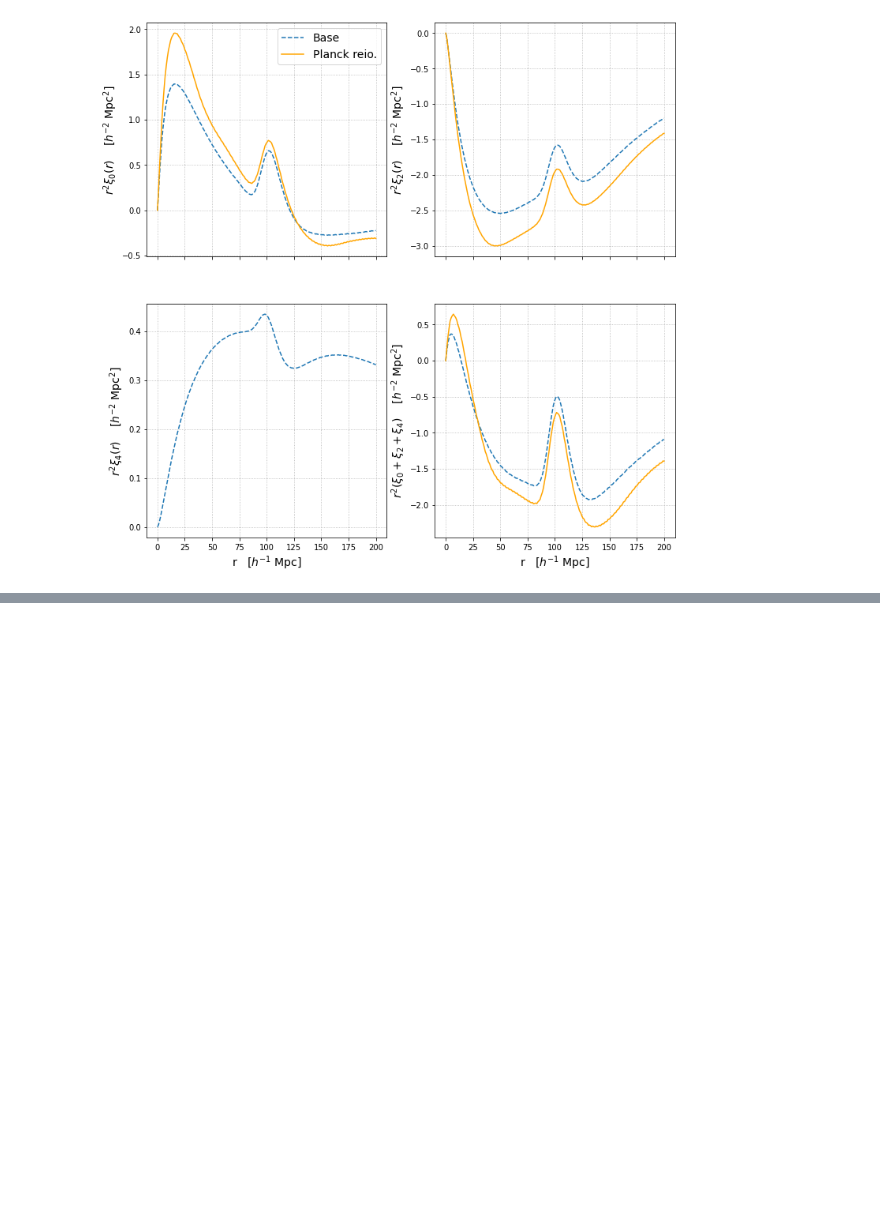
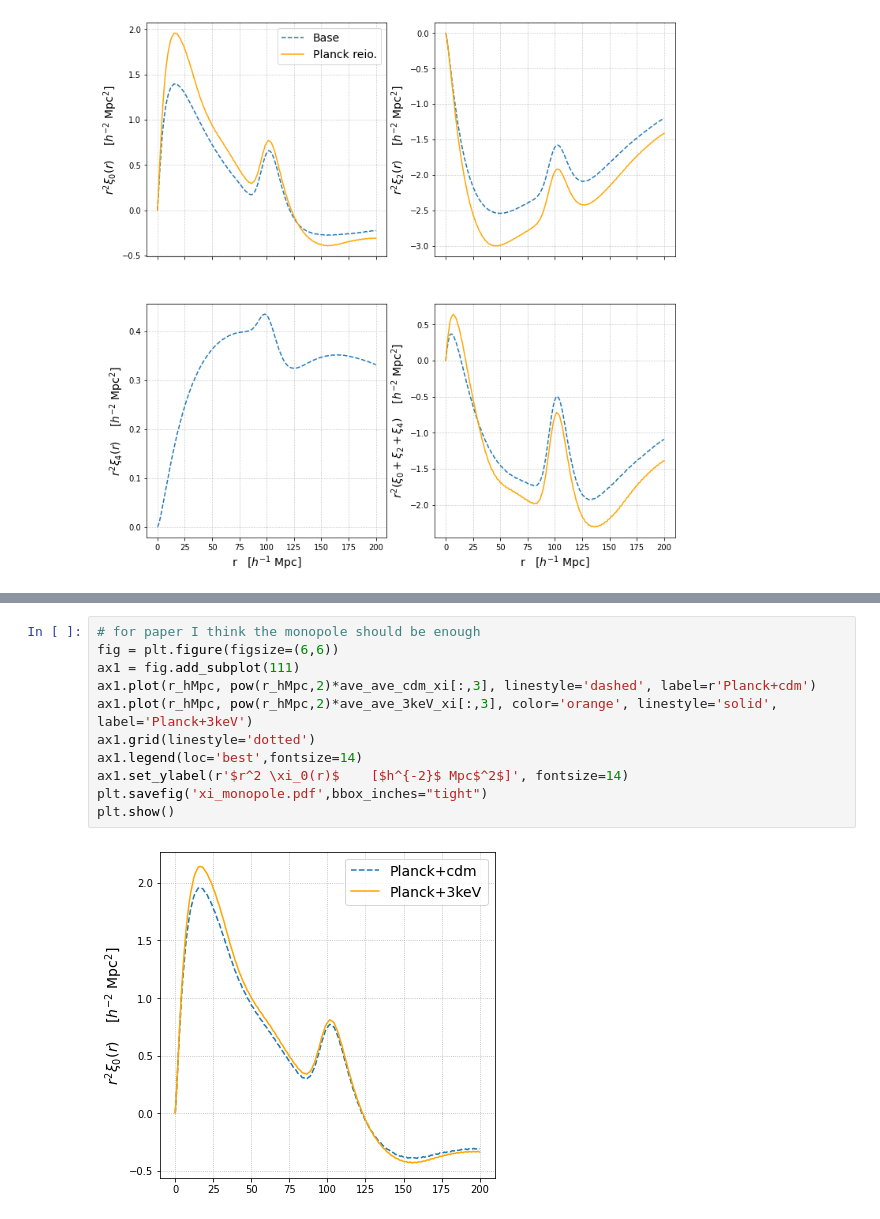
Before and after one commit to yaozhang1206/WDM_Lya_21cm, a Jupyter notebook: error_master.ipynb, the cells around one changed output, grey strips where cells are left out. Drawn from its saved outputs; the diff is of its cells as text; blank space fills up the shorter version.

```diff
--- a/error_master.ipynb
+++ b/error_master.ipynb
@@ -1407,0 +1502,13 @@ plt.show()
+# %%
+# for paper I think the monopole should be enough
+fig = plt.figure(figsize=(6,6))
+ax1 = fig.add_subplot(111)
+ax1.plot(r_hMpc, pow(r_hMpc,2)*ave_ave_cdm_xi[:,3], linestyle='dashed', label=r'Planck+cdm')
+ax1.plot(r_hMpc, pow(r_hMpc,2)*ave_ave_3keV_xi[:,3], color='orange', linestyle='solid', label='Planck+3keV')
+ax1.grid(linestyle='dotted')
+ax1.legend(loc='best',fontsize=14)
+ax1.set_ylabel(r'$r^2 \xi_0(r)$    [$h^{-2}$ Mpc$^2$]', fontsize=14)
+plt.savefig('xi_monopole.pdf',bbox_inches="tight")
+plt.show()
+# %% [output]
+[figure, added]
```
Also changed, not shown: parts of 15 cells of this notebook, 2 other files.
